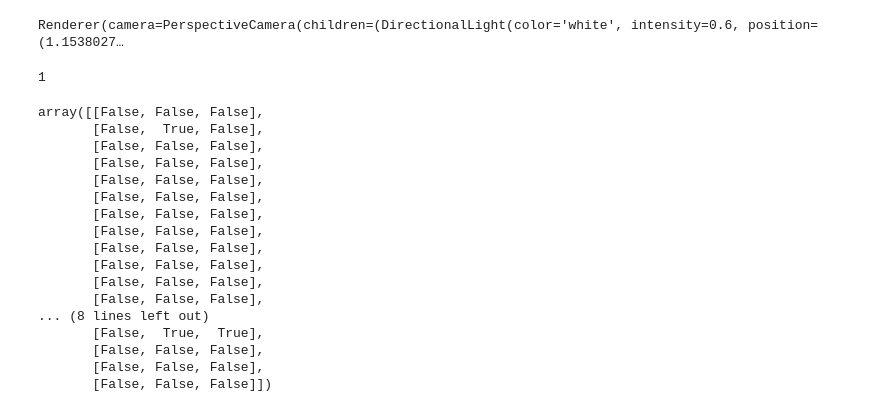
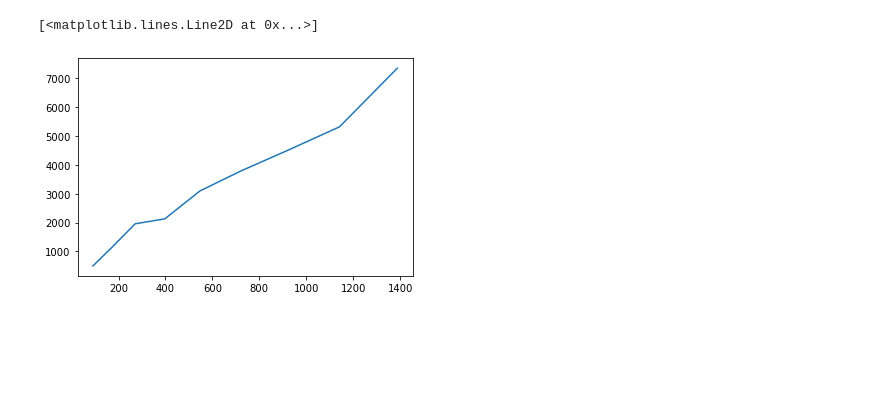
Before and after one commit to giangomango/DTMC, a Jupyter notebook: test.ipynb, the cells around one changed output. Drawn from its saved outputs; the diff is of its cells as text; code cells hidden in the pictures; blank space fills up the shorter version.

```diff
--- a/test.ipynb
+++ b/test.ipynb
@@ -47,6 +107,0 @@ len(ver)
-# %%
-p=plot(ver,TRI)
-p.add_points(ver, shading={"point_size": 1.0})
-# %% [output]
-Renderer(camera=PerspectiveCamera(children=(DirectionalLight(color='white', intensity=0.6, position=(1.1538027…
-1
@@ -55,20 +107,0 @@ TRE=np.copy(TRI)
-# %%
-TRE==TRI
-# %% [output]
-array([[False, False, False],
-       [False,  True, False],
-       [False, False, False],
-       [False, False, False],
-       [False, False, False],
-       [False, False, False],
-       [False, False, False],
-       [False, False, False],
-       [False, False, False],
-       [False, False, False],
-       [False, False, False],
-       [False, False, False],
-... (8 lines left out)
-       [False,  True,  True],
-       [False, False, False],
-       [False, False, False],
-       [False, False, False]])
@@ -74,0 +119,6 @@ array([[False, False, False],
+# %%
+from matplotlib import pyplot as plt
+plt.plot([91,169,271,397,547,721,919,1141,1387],[500,1120,1960,2130,3100,3790,4500,5320,7350])
+# %% [output]
+[<matplotlib.lines.Line2D at 0x...>]
+[figure, added]
```
Also changed, not shown: parts of 31 cells of this notebook, 3 other files.
